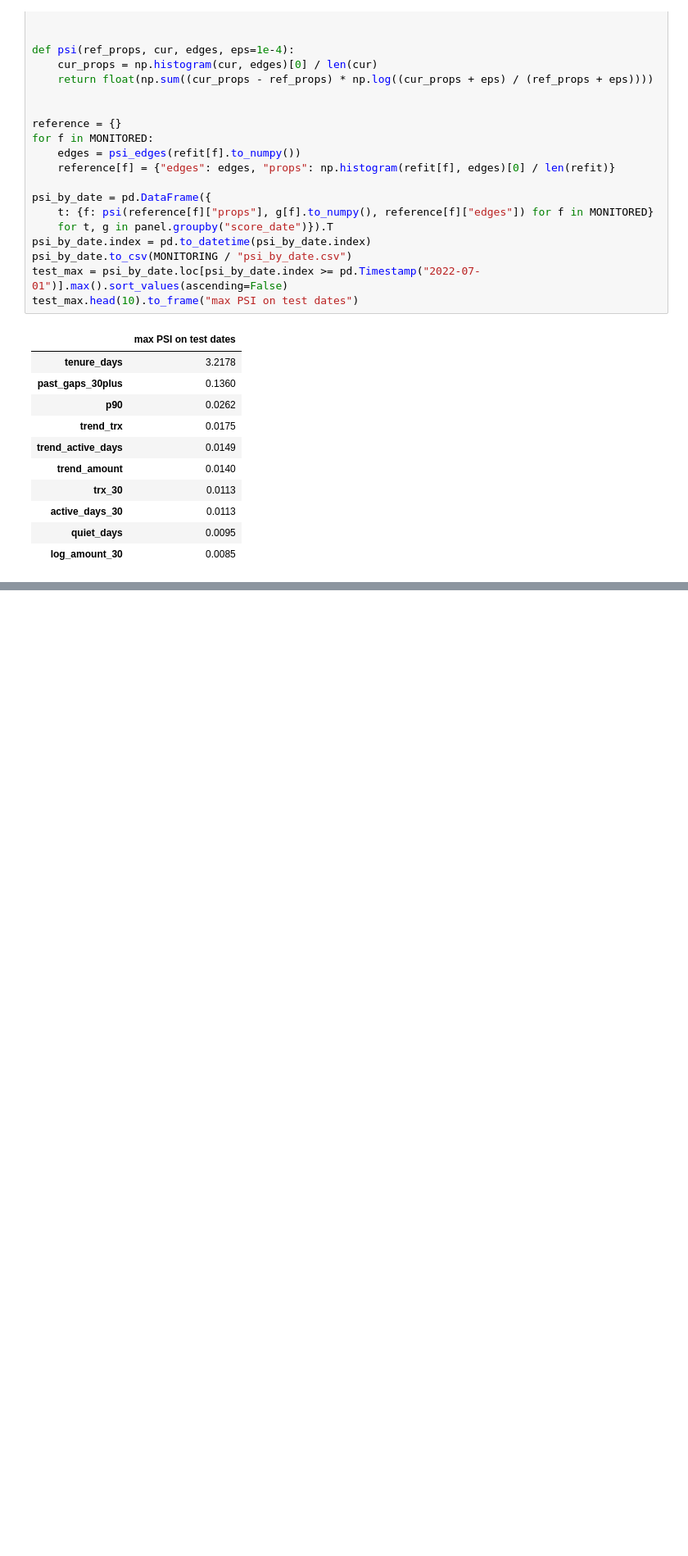
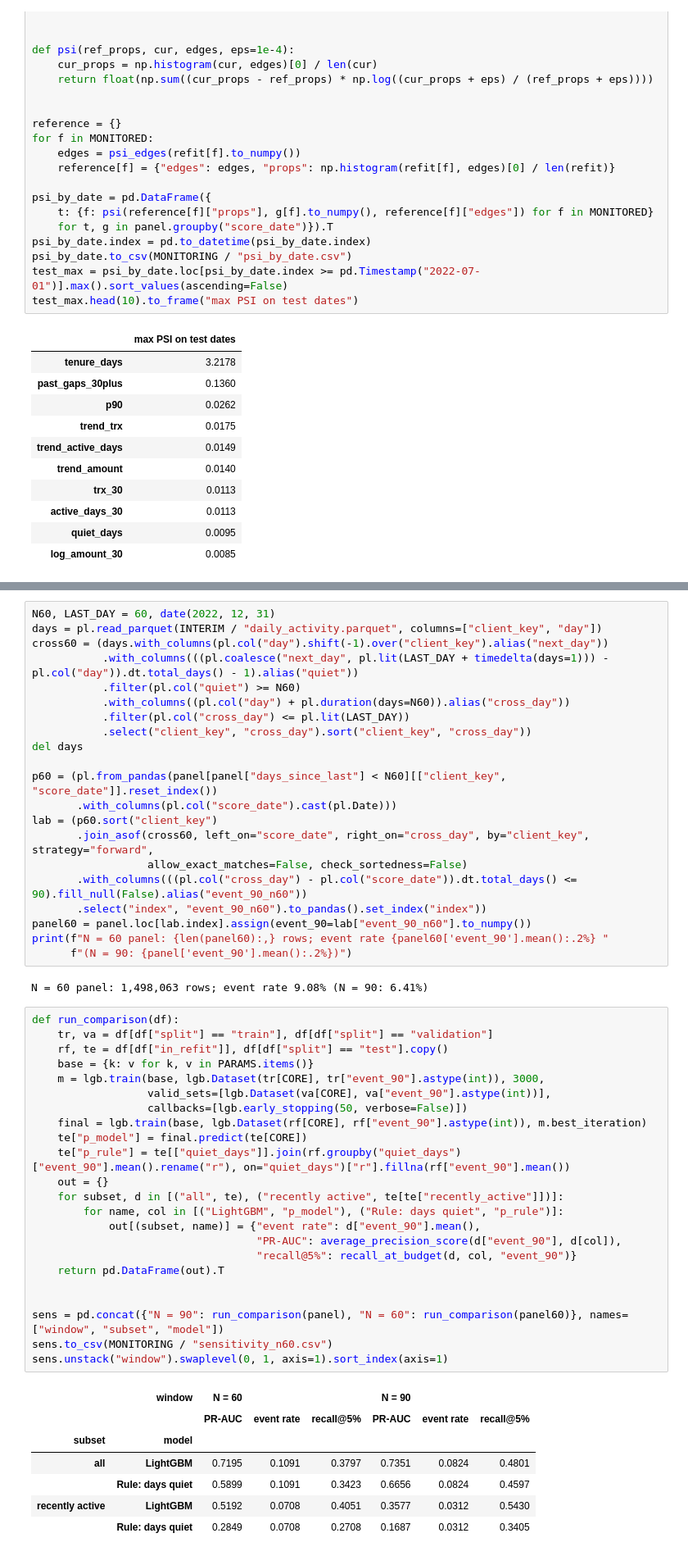
Before and after one commit to tintinWanyoike/084045_dsa_8401_capstone_project, a Jupyter notebook: notebook.ipynb, the cells around one changed output, grey strips where cells are left out. Shown at 82% size. Cells and saved outputs as stored; diff of their text form; blank space fills up the shorter version.

```diff
--- a/notebook.ipynb
+++ b/notebook.ipynb
@@ -3392,0 +3527,54 @@ test_max.head(10).to_frame("max PSI on test dates")
+# %%
+N60, LAST_DAY = 60, date(2022, 12, 31)
+days = pl.read_parquet(INTERIM / "daily_activity.parquet", columns=["client_key", "day"])
+cross60 = (days.with_columns(pl.col("day").shift(-1).over("client_key").alias("next_day"))
+           .with_columns(((pl.coalesce("next_day", pl.lit(LAST_DAY + timedelta(days=1))) - pl.col("day")).dt.total_days() - 1).alias("quiet"))
+           .filter(pl.col("quiet") >= N60)
+           .with_columns((pl.col("day") + pl.duration(days=N60)).alias("cross_day"))
+           .filter(pl.col("cross_day") <= pl.lit(LAST_DAY))
+           .select("client_key", "cross_day").sort("client_key", "cross_day"))
+del days
+
+p60 = (pl.from_pandas(panel[panel["days_since_last"] < N60][["client_key", "score_date"]].reset_index())
+       .with_columns(pl.col("score_date").cast(pl.Date)))
+lab = (p60.sort("client_key")
+       .join_asof(cross60, left_on="score_date", right_on="cross_day", by="client_key", strategy="forward",
+                  allow_exact_matches=False, check_sortedness=False)
+       .with_columns(((pl.col("cross_day") - pl.col("score_date")).dt.total_days() <= 90).fill_null(False).alias("event_90_n60"))
+       .select("index", "event_90_n60").to_pandas().set_index("index"))
+panel60 = panel.loc[lab.index].assign(event_90=lab["event_90_n60"].to_numpy())
+print(f"N = 60 panel: {len(panel60):,} rows; event rate {panel60['event_90'].mean():.2%} "
+      f"(N = 90: {panel['event_90'].mean():.2%})")
+# %% [output]
+N = 60 panel: 1,498,063 rows; event rate 9.08% (N = 90: 6.41%)
+# %%
+def run_comparison(df):
+    tr, va = df[df["split"] == "train"], df[df["split"] == "validation"]
+    rf, te = df[df["in_refit"]], df[df["split"] == "test"].copy()
+    base = {k: v for k, v in PARAMS.items()}
+    m = lgb.train(base, lgb.Dataset(tr[CORE], tr["event_90"].astype(int)), 3000,
+                  valid_sets=[lgb.Dataset(va[CORE], va["event_90"].astype(int))],
+                  callbacks=[lgb.early_stopping(50, verbose=False)])
+    final = lgb.train(base, lgb.Dataset(rf[CORE], rf["event_90"].astype(int)), m.best_iteration)
+    te["p_model"] = final.predict(te[CORE])
+    te["p_rule"] = te[["quiet_days"]].join(rf.groupby("quiet_days")["event_90"].mean().rename("r"), on="quiet_days")["r"].fillna(rf["event_90"].mean())
+    out = {}
+    for subset, d in [("all", te), ("recently active", te[te["recently_active"]])]:
+        for name, col in [("LightGBM", "p_model"), ("Rule: days quiet", "p_rule")]:
+            out[(subset, name)] = {"event rate": d["event_90"].mean(),
+                                   "PR-AUC": average_precision_score(d["event_90"], d[col]),
+                                   "recall@5%": recall_at_budget(d, col, "event_90")}
+    return pd.DataFrame(out).T
+
+
+sens = pd.concat({"N = 90": run_comparison(panel), "N = 60": run_comparison(panel60)}, names=["window", "subset", "model"])
+sens.to_csv(MONITORING / "sensitivity_n60.csv")
+sens.unstack("window").swaplevel(0, 1, axis=1).sort_index(axis=1)
+# %% [output]
+|  | window | N = 60 |  |  | N = 90 |  |  |
+|  |  | PR-AUC | event rate | recall@5% | PR-AUC | event rate | recall@5% |
+| subset | model |  |  |  |  |  |  |
+| all | LightGBM | 0.7195 | 0.1091 | 0.3797 | 0.7351 | 0.0824 | 0.4801 |
+|  | Rule: days quiet | 0.5899 | 0.1091 | 0.3423 | 0.6656 | 0.0824 | 0.4597 |
+| recently active | LightGBM | 0.5192 | 0.0708 | 0.4051 | 0.3577 | 0.0312 | 0.5430 |
+|  | Rule: days quiet | 0.2849 | 0.0708 | 0.2708 | 0.1687 | 0.0312 | 0.3405 |
```
Also changed, not shown: parts of 12 cells of this notebook, 3 other files.
